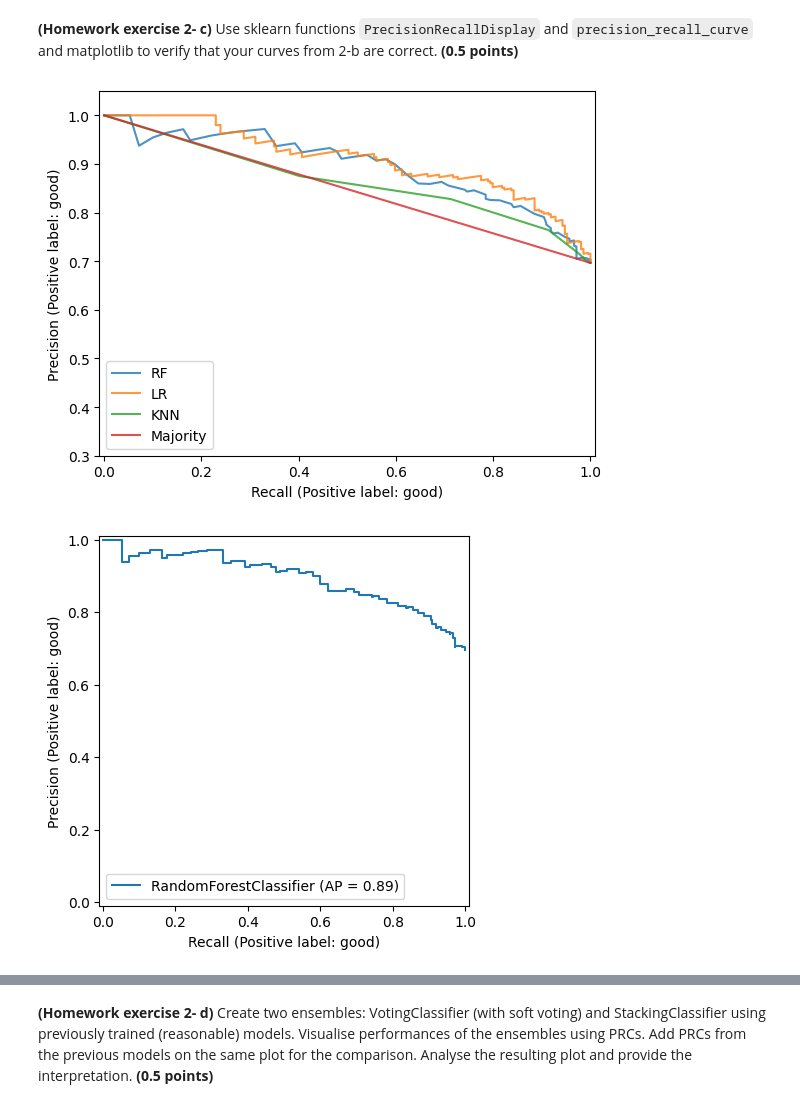
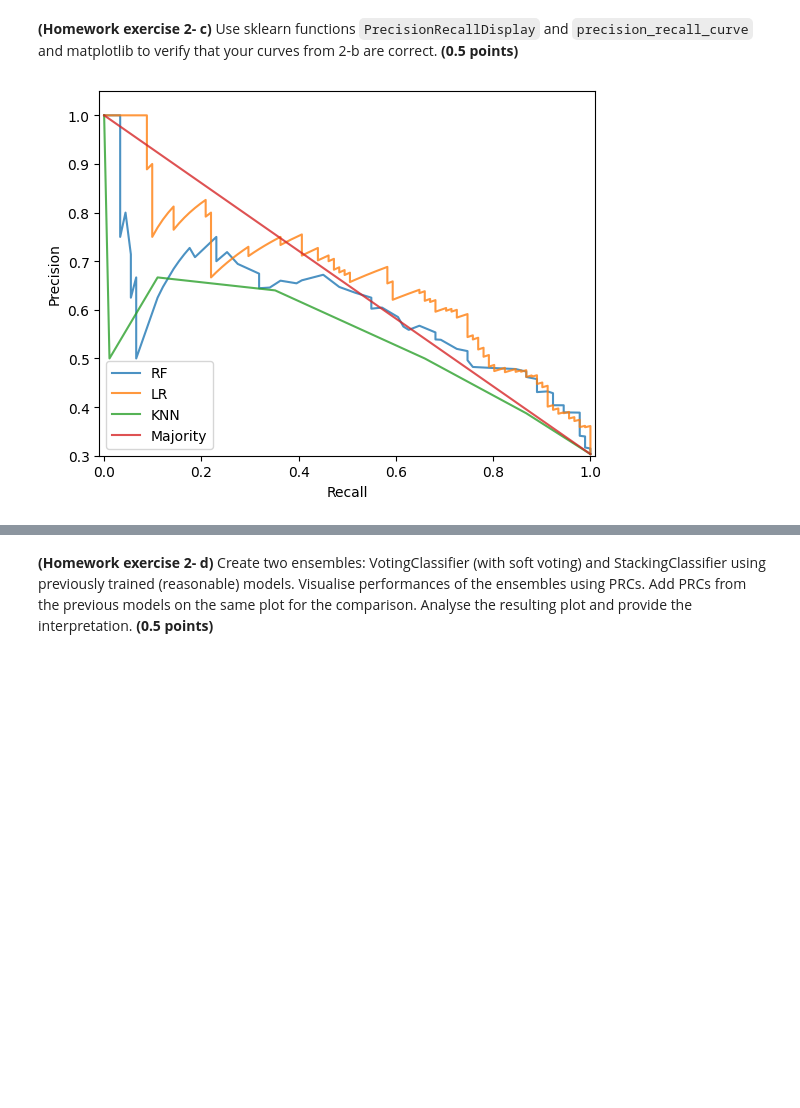
Before and after one commit to saskia002/masinope, a Jupyter notebook: kodutööd/6/6_Performance_metrics_HW.ipynb, the cells around one changed output, grey strips where cells are left out. Drawn from its saved outputs; the diff is of its cells as text; code cells hidden in the pictures; blank space fills up the shorter version.

```diff
--- a/kodutööd/6/6_Performance_metrics_HW.ipynb
+++ b/kodutööd/6/6_Performance_metrics_HW.ipynb
@@ -488,7 +492,7 @@ def generate_PR_coordinates(scores, classes, positive_label="bad"):
 # %%
 #### YOUR CODE STARTS ####
 
-log_proba = logistic_model.predict_proba(X_test_transformed)[:, 1]
+log_proba = logistic_model.predict_proba(X_test_transformed)[:, 0]
 log_proba_series = pd.Series(log_proba, index=y_test.index)
 
 prc_logistic_model = generate_PR_coordinates(
@@ -497,7 +501,7 @@ prc_logistic_model = generate_PR_coordinates(
 )
 
 
-knn_proba = knn_model.predict_proba(X_test_transformed)[:, 1]
+knn_proba = knn_model.predict_proba(X_test_transformed)[:, 0]
 knn_proba_series = pd.Series(knn_proba, index=y_test.index)
 
 prc_knn_model = generate_PR_coordinates(
@@ -506,7 +510,7 @@ prc_knn_model = generate_PR_coordinates(
 )
 
 
-rf_proba = random_forest_model.predict_proba(X_test_transformed)[:, 1]
+rf_proba = random_forest_model.predict_proba(X_test_transformed)[:, 0]
 rf_proba_series = pd.Series(rf_proba, index=y_test.index)
 
 prc_rf_model = generate_PR_coordinates(
@@ -514,7 +518,7 @@ prc_rf_model = generate_PR_coordinates(
 	y_test['class'],
 )
 
-mc_proba = majority_model.predict_proba(X_test_transformed)[:, 1]
+mc_proba = majority_model.predict_proba(X_test_transformed)[:, 0]
 mc_proba_series = pd.Series(mc_proba, index=y_test.index)
 
 prc_mc_model = generate_PR_coordinates(
@@ -587,69 +591,44 @@ y_true = y_test['class']
 # %%
 #Importing the required libraries
 from sklearn.metrics._plot.precision_recall_curve import PrecisionRecallDisplay
 from sklearn.metrics import precision_recall_curve
 import matplotlib.pyplot as plt
 ax = plt.gca()
 
 #### YOUR CODE STARTS ####
 
-#(precision, recall, thresholds) = precision_recall_curve(y_true, rf_proba, pos_label='bad')
-#rf_disp = PrecisionRecallDisplay(
-#	precision=precision,
-#	recall=recall,
-#)
-
-#(precision, recall, thresholds) = precision_recall_curve(y_true, log_proba, pos_label='bad')
-#lr_disp = PrecisionRecallDisplay(
-#	precision=precision,
-#	recall=recall,
-#)
-
-#(precision, recall, thresholds) = precision_recall_curve(y_true, knn_proba, pos_label='bad')
-#knn_disp = PrecisionRecallDisplay(
-#	precision=precision,
-#	recall=recall,
-#)
-
-#(precision, recall, thresholds) = precision_recall_curve(y_true, mc_proba, pos_label='bad')
-#majority_disp = PrecisionRecallDisplay(
-#	precision=precision,
-#	recall=recall,
-#)
-
-rf_disp = PrecisionRecallDisplay.from_estimator(
-	random_forest_model,
-	X_test_transformed,
-	y_test['class'],
+(precision, recall, thresholds) = precision_recall_curve(y_true, rf_proba, pos_label='bad')
+rf_disp = PrecisionRecallDisplay(
+	precision=precision,
+	recall=recall,
 )
 
-lr_disp = PrecisionRecallDisplay.from_estimator(
-	logistic_model,
-	X_test_transformed,
-	y_test['class'],
+(precision, recall, thresholds) = precision_recall_curve(y_true, log_proba, pos_label='bad')
+lr_disp = PrecisionRecallDisplay(
+	precision=precision,
+	recall=recall,
 )
 
-knn_disp = PrecisionRecallDisplay.from_estimator(
-	knn_model,
-	X_test_transformed,
-	y_test['class'],
+(precision, recall, thresholds) = precision_recall_curve(y_true, knn_proba, pos_label='bad')
+knn_disp = PrecisionRecallDisplay(
+	precision=precision,
+	recall=recall,
 )
 
-majority_disp = PrecisionRecallDisplay.from_estimator(
-	majority_model,
-	X_test_transformed,
-	y_test['class'],
+(precision, recall, thresholds) = precision_recall_curve(y_true, mc_proba, pos_label='bad')
+majority_disp = PrecisionRecallDisplay(
+	precision=precision,
+	recall=recall,
 )
 
 #### YOUR CODE ENDS ####
 
 rf_disp.plot(ax=ax, alpha=0.8, drawstyle = 'default', label='RF')
 lr_disp.plot(ax=ax, alpha=0.8, drawstyle = 'default', label='LR')
 knn_disp.plot(ax=ax, alpha=0.8, drawstyle = 'default', label='KNN')
 majority_disp.plot(ax=ax, alpha=0.8, drawstyle = 'default', label='Majority')
 
 ax.set_ylim(0.3, 1.05)
 plt.show()
 # %% [output]
-[figure, old version]
+[figure, new version]
-[figure, removed]
```
Also changed, not shown: parts of 11 cells of this notebook.
